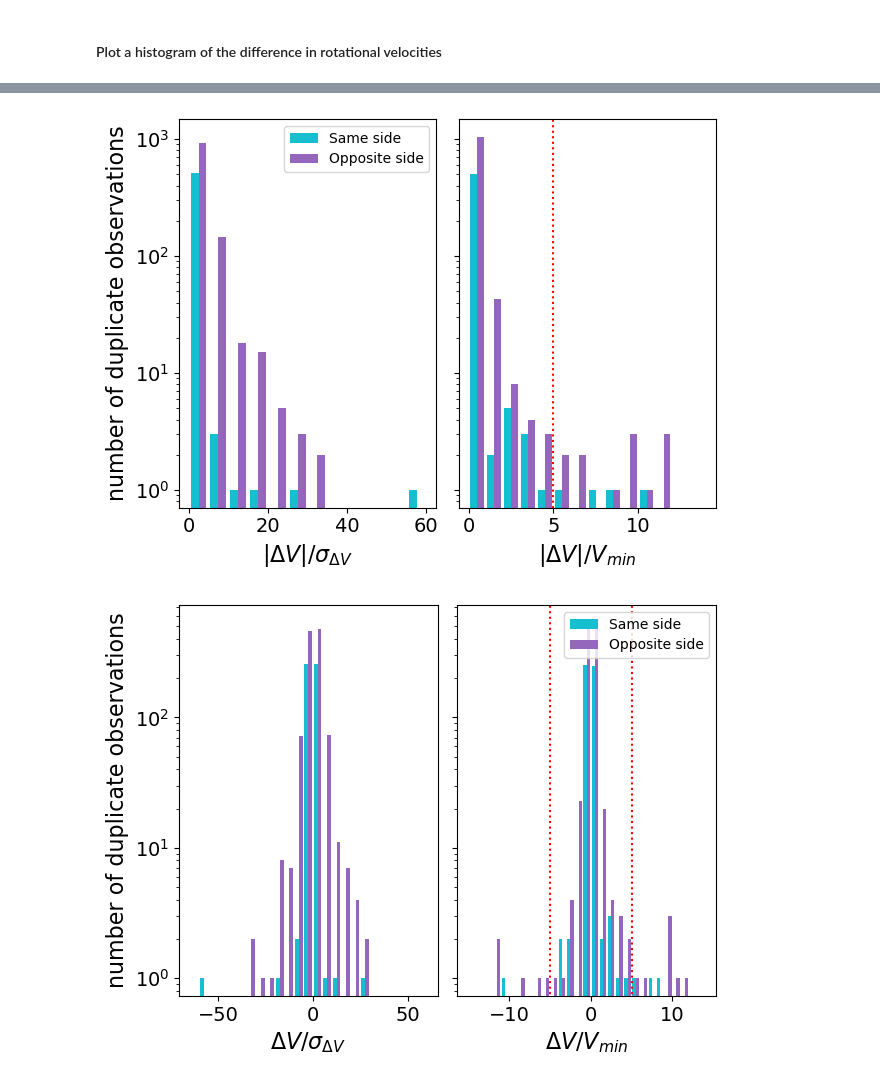
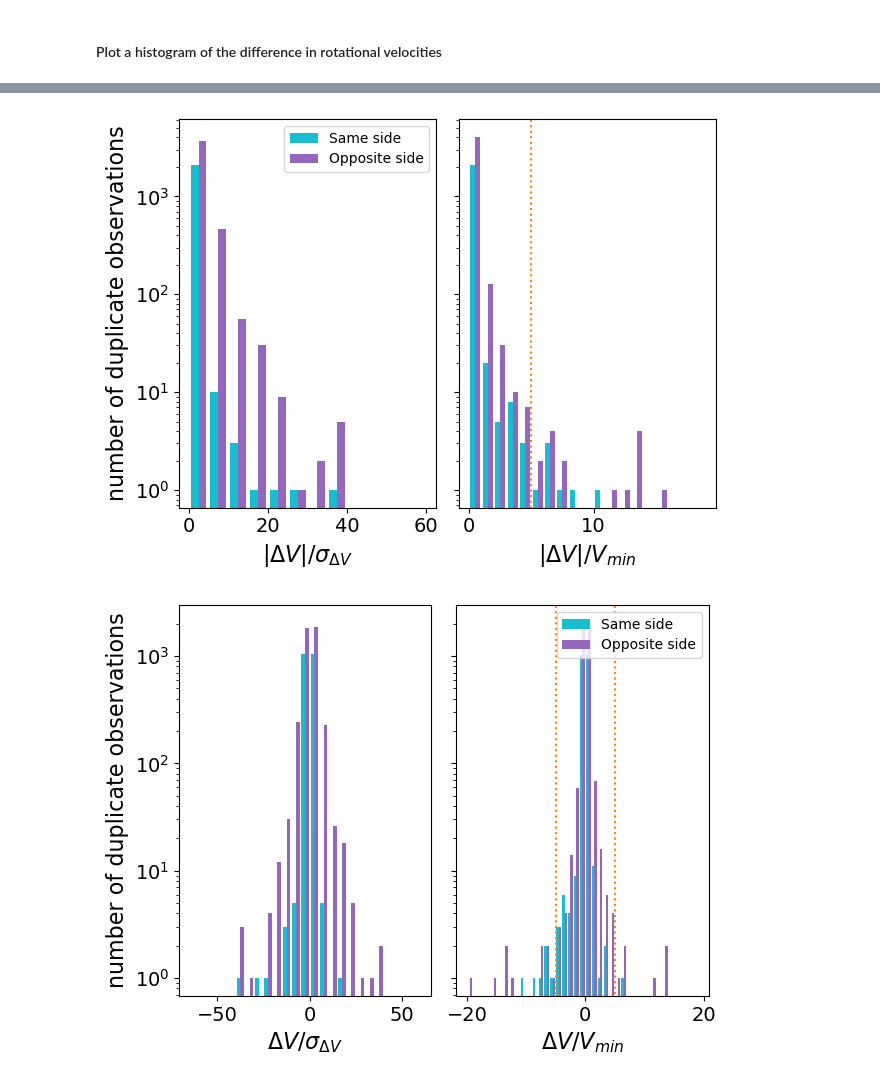
Before and after one commit to DESI-UR/DESI_SGA, a Jupyter notebook: TF/Y1/Iron_Vcomp.ipynb, the cells around one changed output, grey strips where cells are left out. Cells and saved outputs as stored; diff of their text form; code cells hidden in the pictures.

Commit message:
Created dV/Vmin figure for Y1 paper

```diff
--- a/TF/Y1/Iron_Vcomp.ipynb
+++ b/TF/Y1/Iron_Vcomp.ipynb
@@ -24,7 +24,8 @@ q0 = 0.2
 # %% [markdown]
 # Data
 # %%
-tiron_all = Table.read('/global/cfs/projectdirs/desi/science/td/pv/tfgalaxies/desi_pv_tf_iron_healpix.fits')
+# tiron_all = Table.read('/global/cfs/projectdirs/desi/science/td/pv/tfgalaxies/desi_pv_tf_iron_healpix.fits')
+tiron_all = Table.read('/Users/kdouglass/Documents/Research/data/DESI/Y1/desi_pv_tf_iron_healpix.fits')
 tiron = unique(tiron_all)
 tiron[:5]
 # %% [output]
@@ -37,8 +38,8 @@ Table length=5
 | -239472210 | 323.502907257596 | 2.59623615801086 | 19168 | main | 0.0570545794337428 | 2.47376442711859e-05 | 2560 | 36.3351525710896 | iron/healpix/main/bright/191/1916... | TFT | ... |
 | -236269010 | 159.441551301486 | 11.8164401561333 | 27589 | main | 0.0536937948152313 | 2.00541500335771e-06 | 2560 | 17253.9541264772 | iron/healpix/main/bright/275/2758... | SGA | ... |
 # %%
-SGA = Table.read('/global/cfs/cdirs/cosmo/data/sga/2020/SGA-2020.fits', 'ELLIPSE')
-# SGA = Table.read('/Users/kdouglass/Documents/Research/data/SGA/SGA-2020.fits', 'ELLIPSE')
+# SGA = Table.read('/global/cfs/cdirs/cosmo/data/sga/2020/SGA-2020.fits', 'ELLIPSE')
+SGA = Table.read('/Users/kdouglass/Documents/Research/data/SGA/SGA-2020.fits', 'ELLIPSE')
 SGA[:5]
 # %% [output]
 Table length=5
@@ -233,11 +234,11 @@ Requirements:
 # %% [markdown]
 ## Velocity cut
 # %%
-r0p3 = (fuji_axis['SKY_FIBER_DIST_R26'] > 0.3) & (fuji_axis['SKY_FIBER_DIST_R26'] < 0.4)
+r0p4 = (iron_axis['SKY_FIBER_DIST_R26'] > 0.38) & (iron_axis['SKY_FIBER_DIST_R26'] < 0.42)
 
-Vgood = (np.abs(fuji_axis['V_ROT']) < 1000) & (np.abs(fuji_axis['V_ROT']) >= 10)
+Vgood = (np.abs(iron_axis['V_ROT']) < 1000) & (np.abs(iron_axis['V_ROT']) >= 10)
 
-good_axis = fuji_axis[r0p3 & Vgood]
+good_axis = iron_axis[r0p4 & Vgood]
 
 print(len(good_axis), len(np.unique(good_axis['SGA_ID'])))
 # %% [output]
@@ -369,7 +372,7 @@ opposite_delta_v_norm_sigma = np.array([])
 
 deltachi2_idx = good_axis['DELTACHI2'] >= 25
 
-for sga_id in np.unique(good_axis['SGA_ID']):
+for sga_id in tqdm(np.unique(good_axis['SGA_ID'])):
 
     # Identify all galaxy targets on this galaxy
     obs_idx = good_axis['SGA_ID'] == sga_id
@@ -416,11 +419,7 @@ for sga_id in np.unique(good_axis['SGA_ID']):
 
                 diff = np.abs(this_gal['V_ROT'][i]) - np.abs(this_gal['V_ROT'][j])
                 sigma = np.sqrt(this_gal['V_ROT_ERR'][i]**2 + this_gal['V_ROT_ERR'][j]**2 + dv_sys**2)
-                '''
-                delta_v = np.append(delta_v, diff)
-                delta_v_norm_min = np.append(delta_v_norm_min, diff/v_min)
-                delta_v_norm_sigma = np.append(delta_v_norm_sigma, diff/sigma)
-                '''
+
                 # Same side of galaxy
                 if (this_gal['TARGET_RA'][i] == this_gal['TARGET_RA'][j]) & (this_gal['TARGET_DEC'][i] == this_gal['TARGET_DEC'][j]):
                     same_delta_v = np.append(same_delta_v, diff)
@@ -432,15 +431,6 @@ for sga_id in np.unique(good_axis['SGA_ID']):
                     opposite_delta_v = np.append(opposite_delta_v, diff)
                     opposite_delta_v_norm_min = np.append(opposite_delta_v_norm_min, diff/v_min)
                     opposite_delta_v_norm_sigma = np.append(opposite_delta_v_norm_sigma, diff/sigma)
-        '''
-        # if np.any(np.abs(diffs_norm) > 5.):
-        # if np.any(np.abs(diffs) > 50.):
-        if np.any(np.abs(diffs_norm_sigma) > 50.):
-
-            print(sga_id)
-            print(diffs, diffs_norm, diffs_norm_sigma)
-            print(good_axis[['TARGETID', 'RA', 'DEC', 'V_ROT', 'V_ROT_ERR', 'PVTYPE', 'FILENAME', 'DELTACHI2', 'ZWARN']][obs_idx].pprint(max_width=-1))
-        '''
 
         ########################################################################
         # For Delta V / Vmin cut
@@ -614,17 +599,18 @@ plt.ylabel('number of duplicate observations', fontsize=16)
 ax2 = plt.subplot(122, sharey=ax1)
 plt.hist([np.abs(same_delta_v_norm_min), np.abs(opposite_delta_v_norm_min)],
          color=['tab:cyan', 'tab:purple'],
-         bins=np.arange(0,15,1),
+         bins=np.arange(0,20,1),
          # stacked=True
         )
-plt.vlines(5, 0, 4000, colors='r', linestyles='dotted')
+plt.vlines(5, 0, 10000, colors='tab:orange', linestyles='dotted')
 plt.tick_params('x', which='major', labelsize=14)
 plt.tick_params('y', labelleft=False)
 plt.xlabel('$|\Delta V| / V_{min}$', fontsize=16);
 
-plt.savefig('../../Figures/SV/fuji_deltaVlog_sameVopposite_20241010.png', dpi=150);
+# plt.savefig('../../Figures/Y1/iron_deltaVlog_sameVopposite_20250404.png', dpi=150);
+plt.savefig('../../../figures/Y1_papers/iron_deltaVlog_sameVopposite_20250404.png', dpi=150);
 # %% [output]
-[figure, old version]
+[figure, new version]
 # %%
 plt.figure(tight_layout=True)
 
@@ -633,36 +619,36 @@ ax1 = plt.subplot(121)
 plt.hist([same_delta_v_norm_sigma, opposite_delta_v_norm_sigma],
          color=['tab:cyan', 'tab:purple'],
          bins=np.arange(-65,65,5),
          # stacked=True,
          label=['Same side', 'Opposite side'])
 plt.xlabel('$\Delta V / \sigma_{\Delta V}$', fontsize=16)
 
 # plt.legend()
 
 plt.yscale('log')
 # plt.ylim([0, 1600])
 plt.tick_params(axis='both', which='major', labelsize=14)
 plt.ylabel('number of duplicate observations', fontsize=16)
 
 
 ax2 = plt.subplot(122, sharey=ax1)
 plt.hist([same_delta_v_norm_min, opposite_delta_v_norm_min],
          color=['tab:cyan', 'tab:purple'],
-         bins=np.arange(-15,15,1),
+         bins=np.arange(-20,20,1),
          # stacked=True
          label=['Same side', 'Opposite side']
         )
-plt.vlines([-5, 5], 0, 4000, colors='r', linestyles='dotted')
+plt.vlines([-5, 5], 0, 10000, colors='tab:orange', linestyles='dotted')
 
 plt.legend()
 
 plt.tick_params('x', which='major', labelsize=14)
 plt.tick_params('y', labelleft=False)
 plt.xlabel('$\Delta V / V_{min}$', fontsize=16);
 
 # plt.savefig('../../Figures/SV/fuji_deltaVlog_20240619.png', dpi=150);
 # %% [output]
-[figure, old version]
+[figure, new version]
 # %%
 plt.figure(tight_layout=True)
 
```
Also changed, not shown: parts of 18 cells of this notebook.
